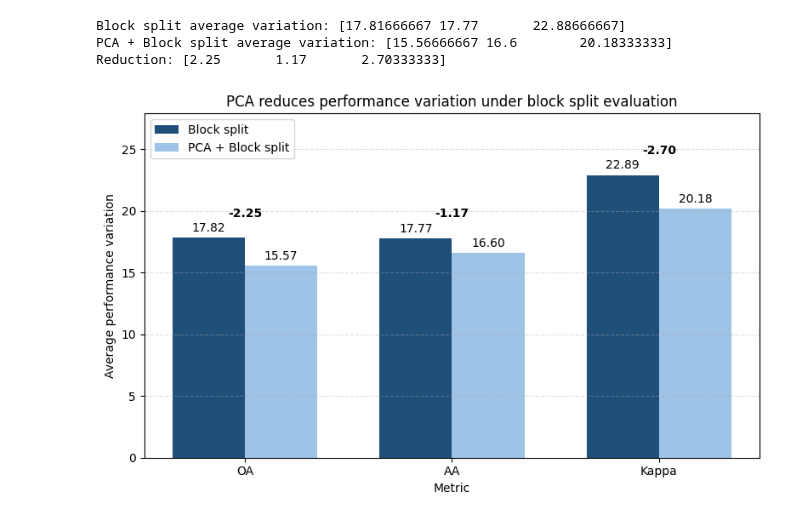
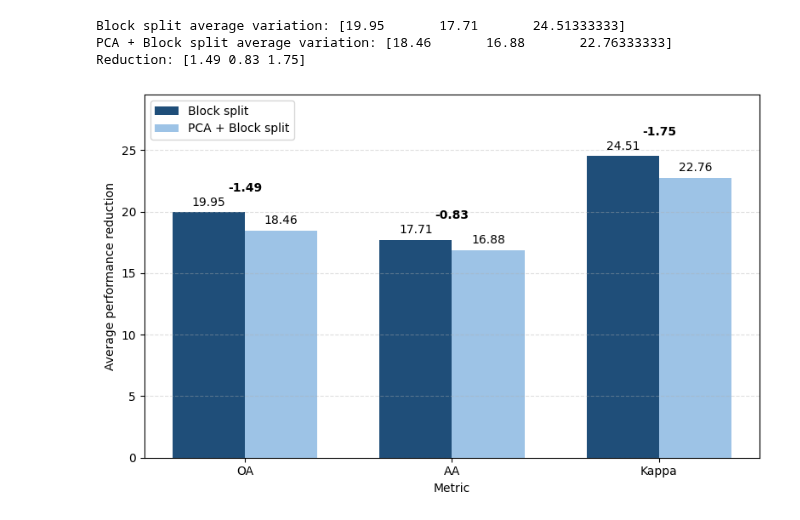
Before and after one commit to Chaknith/Recreate-Research-Paper, a Jupyter notebook: HybridSN Exploring 3D-2D CNN Feature Hierarchy for Hyperspectral Image Classification/pictures/draw_graph.ipynb, the cells around one changed output. Saved outputs shown, nothing was run; the diff lists cells and outputs as text; code cells hidden in the pictures.

Commit message:
generate new graph

```diff
--- a/HybridSN Exploring 3D-2D CNN Feature Hierarchy for Hyperspectral Image Classification/pictures/draw_graph.ipynb
+++ b/HybridSN Exploring 3D-2D CNN Feature Hierarchy for Hyperspectral Image Classification/pictures/draw_graph.ipynb
@@ -11,13 +11,13 @@ metrics = ["OA", "AA", "Kappa"]
 # %%
 # Block split only
 block_ip = np.array([99.60 - 82.30, 99.12 - 79.12, 99.54 - 79.74])
-block_up = np.array([99.96 - 85.24, 99.90 - 85.71, 99.94 - 80.33])
-block_sa = np.array([99.99 - 78.56, 99.98 - 80.86, 99.99 - 70.74])
+block_up = np.array([99.96 - 78.56, 99.90 - 80.86, 99.94 - 70.74])
+block_sa = np.array([99.99 - 78.84, 99.98 - 85.89, 99.99 - 75.45])
 
 # PCA + Block split
 pca_ip = np.array([99.63 - 84.44, 98.72 - 80.07, 99.57 - 82.17])
-pca_up = np.array([99.95 - 88.76, 99.90 - 87.24, 99.94 - 84.59])
-pca_sa = np.array([99.99 - 79.67, 99.98 - 81.49, 99.99 - 72.19])
+pca_up = np.array([99.95 - 79.67, 99.90 - 81.49, 99.94 - 72.19])
+pca_sa = np.array([99.99 - 80.08, 99.98 - 86.40, 99.99 - 76.85])
 
 # Average variation across the three datasets
 block_avg = np.mean([block_ip, block_up, block_sa], axis=0)
@@ -69,37 +69,36 @@ for bars in [bars1, bars2]:
             ha="center",
             va="bottom",
             fontsize=10
         )
 
 # Reduction labels
 for i, diff in enumerate(reduction):
     higher_value = max(block_avg[i], pca_avg[i])
 
     plt.text(
         x[i],
         higher_value + 1.5,
         f"-{diff:.2f}",
         ha="center",
         va="bottom",
         fontsize=10,
         fontweight="bold"
     )
 
 plt.xlabel("Metric")
-plt.ylabel("Average performance variation")
-plt.title("PCA reduces performance variation under block split evaluation")
+plt.ylabel("Average performance reduction")
 
 plt.xticks(x, metrics)
 plt.ylim(0, max(block_avg) + 5)
 
 plt.legend()
 plt.grid(axis="y", linestyle="--", alpha=0.4)
 
 plt.tight_layout()
-plt.savefig("average_performance_variation.png", dpi=300)
+plt.savefig("average_performance_reduction.png", dpi=300)
 plt.show()
 # %% [output]
-Block split average variation: [17.81666667 17.77       22.88666667]
-PCA + Block split average variation: [15.56666667 16.6        20.18333333]
-Reduction: [2.25       1.17       2.70333333]
+Block split average variation: [19.95       17.71       24.51333333]
+PCA + Block split average variation: [18.46       16.88       22.76333333]
+Reduction: [1.49 0.83 1.75]
-[figure, old version]
+[figure, new version]
```
Also changed, not shown: 2 other files.
